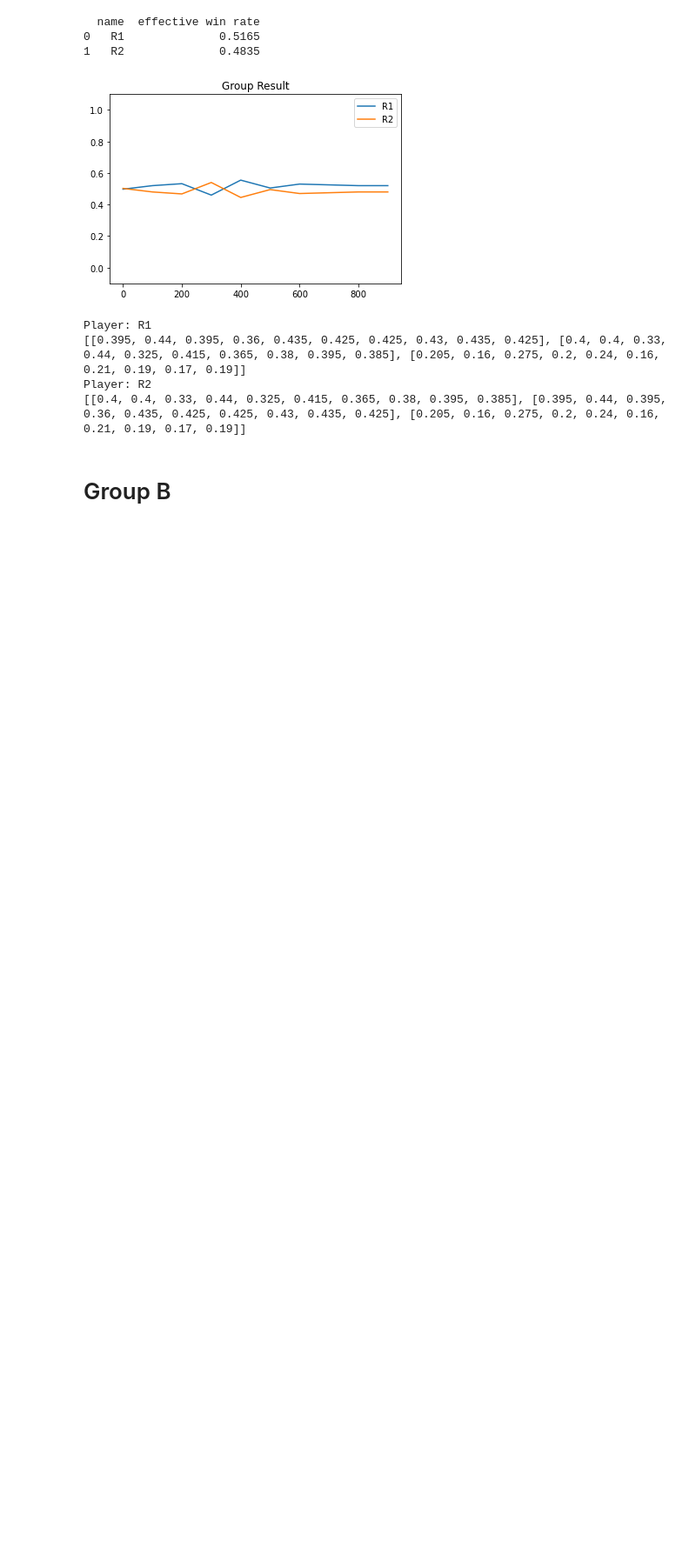
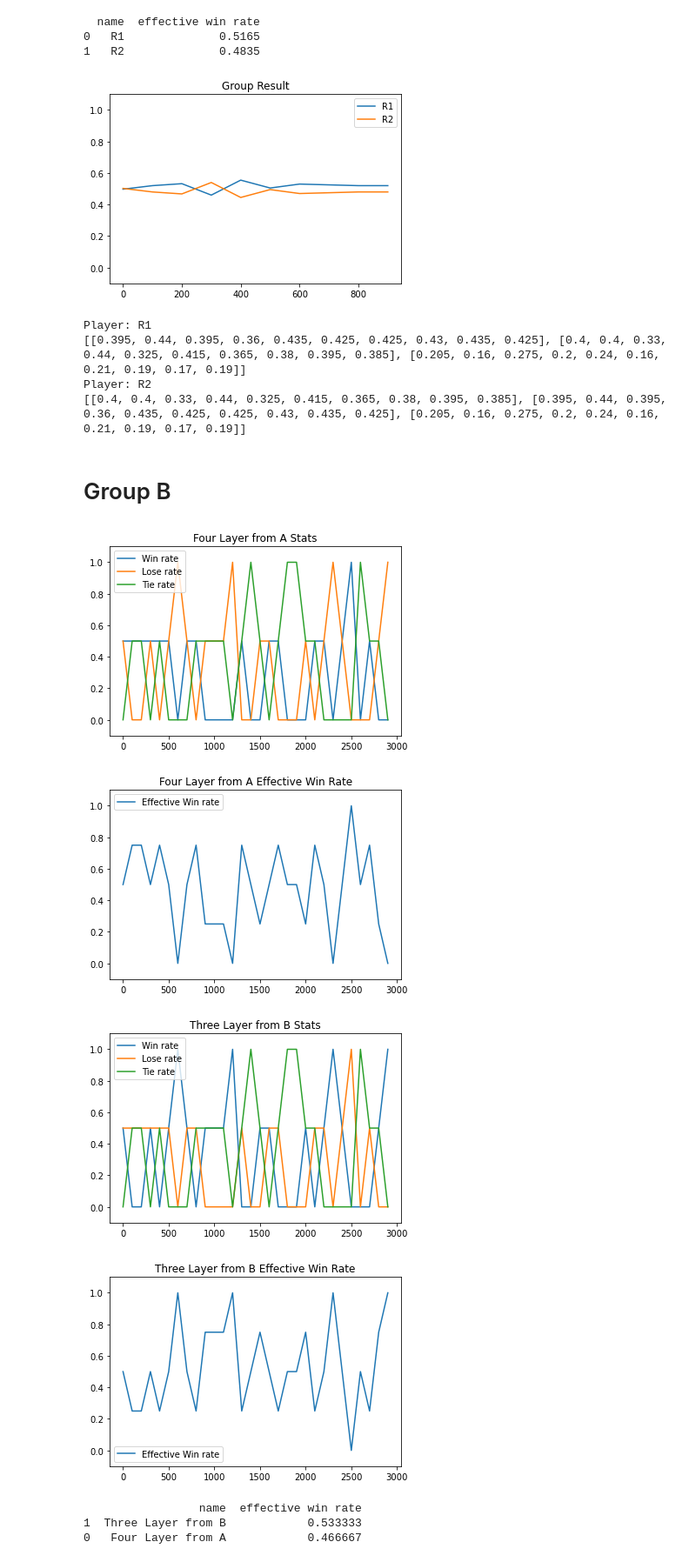
Before and after one commit to Gravellent/quantum_ttt, a Jupyter notebook: Group Stage.ipynb, the cells around one changed output. Shown at 87% size. Cells and saved outputs as stored; diff of their text form; code cells hidden in the pictures; blank space fills up the shorter version.

```diff
--- a/Group Stage.ipynb
+++ b/Group Stage.ipynb
@@ -6,7 +6,7 @@ import pandas as pd
 
 learning_games_per_iteration = 100
 eval_games_per_iteration = 100
-n_rounds = 10
+n_rounds = 30
 warmup_games = 10
 warmup = False
 random_train = False
@@ -159,11 +159,15 @@ Player: R2
 # %% [markdown]
 # Group B
 # %%
+player1 = DeepQPlayer("Four Layer from A", model_cls=Model2)
+player2 = DeepQPlayer("Three Layer from B", model_cls=ThreeLayerNN)
+#player1.model = torch.load("A4_group.pth")
+#player2.model = torch.load("B3_group.pth")
+
 player_list = [
-    DeepQPlayer("Four Layer", model_cls=Model2),
-    DeepQPlayer("Two Layer", model_cls=TwoLayerNN),
-    DeepQPlayer("Three Layer", model_cls=ThreeLayerNN),
-    DeepQPlayer("Five Layer", model_cls=FiveLayerNN),
+    player1,
+    player2,
+
 ]
 
 
@@ -255,30 +259,38 @@ for player in plot_stats.keys():
     plt.show()
 
     # for effective win rate plot
     if effective_win_rate:
         e_w_r_plot = plt.plot(games, e_w_r, label="Effective Win rate")
         plt.ylim(-0.1,1.1)
         plt.title("{} Effective Win Rate".format(player))
         plt.legend()
         plt.show()
 
 group_result = pd.DataFrame()
 player_names = list(plot_stats.keys())
 group_result['name'] = player_names
 group_result['effective win rate'] = [np.mean(_) for _ in all_ewr]
 group_result.sort_values('effective win rate', ascending=False, inplace=True)
 print(group_result)
 for i, wr in enumerate(all_ewr):
 #     print(player_names[i], ':', np.mean(wr))
     plt.plot(games, wr, label=player_names[i])
 plt.ylim(-0.1,1.1)
 plt.title('Group Result')
 plt.legend()
 plt.show()
 
 if verbose:
     print("\n", plot_stats)
 
 for _round in plot_stats.keys():
     print("Player: {}".format(_round))
     print(plot_stats[_round])
+# %% [output]
+[figure, added]
+[figure, added]
+[figure, added]
+[figure, added]
+                 name  effective win rate
+1  Three Layer from B            0.533333
+0   Four Layer from A            0.466667
```
Also changed, not shown: parts of 2 cells of this notebook, 8 other files.
